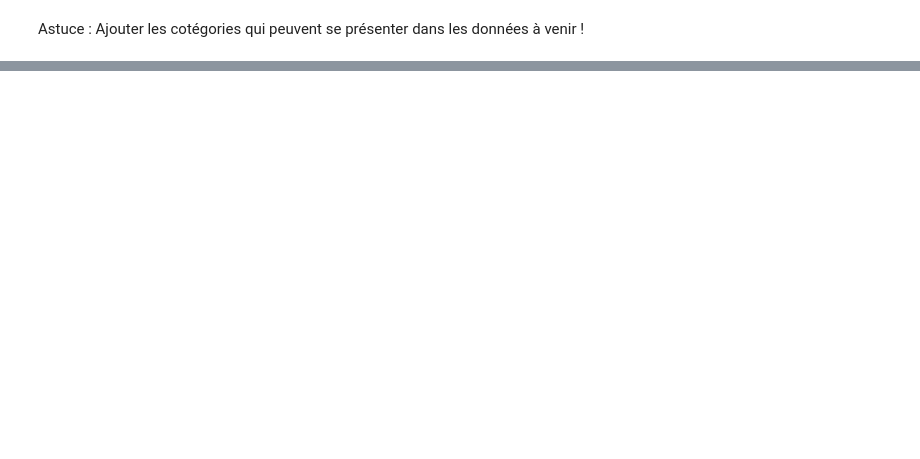
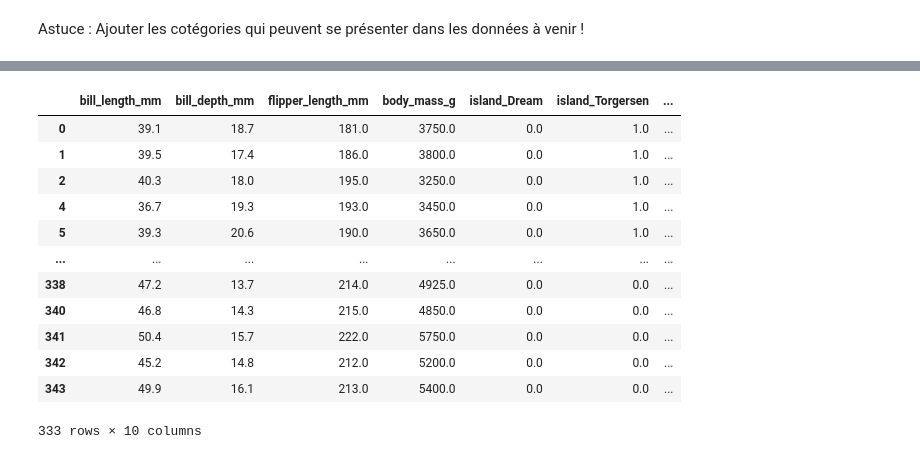
Before and after one commit to MouloudB-24/MP-PRO, a Jupyter notebook: entrainement.ipynb, the cells around one changed output, grey strips where cells are left out. Saved outputs shown, nothing was run; the diff lists cells and outputs as text; code cells hidden in the pictures; blank space fills up the shorter version.

```diff
--- a/entrainement.ipynb
+++ b/entrainement.ipynb
@@ -396,0 +492,4 @@ Astuce : Ajouter les cotégories qui peuvent se présenter dans les données à
+# %%
+penguins = sns.load_dataset('penguins')
+penguins.dropna(inplace=True)
+penguins.head()
@@ -396,0 +510,6 @@ Astuce : Ajouter les cotégories qui peuvent se présenter dans les données à
+# %%
+encoder = OneHotEncoder(drop='first', sparse_output=False)
+penguins1 = encoder.fit_transform(penguins[['island', 'sex']])
+# %%
+penguins1 = pd.DataFrame(penguins1, columns=encoder.get_feature_names_out(['island', 'sex']), index=penguins.index)
+penguins1
@@ -396,0 +530,8 @@ Astuce : Ajouter les cotégories qui peuvent se présenter dans les données à
+# %%
+from sklearn.preprocessing import LabelBinarizer
+
+encoder = LabelBinarizer()
+penguins2 = encoder.fit_transform(penguins['species'])
+
+penguins2 = pd.DataFrame(penguins2, columns=encoder.classes_, index=penguins.index)
+penguins2
@@ -396,0 +552,17 @@ Astuce : Ajouter les cotégories qui peuvent se présenter dans les données à
+# %%
+penguins_encoded = pd.concat([penguins.drop(columns=['species', 'island', 'sex']), penguins1, penguins2], axis=1)
+penguins_encoded
+# %% [output]
+|  | bill_length_mm | bill_depth_mm | flipper_length_mm | body_mass_g | island_Dream | island_Torgersen | ... |
+| 0 | 39.1 | 18.7 | 181.0 | 3750.0 | 0.0 | 1.0 | ... |
+| 1 | 39.5 | 17.4 | 186.0 | 3800.0 | 0.0 | 1.0 | ... |
+| 2 | 40.3 | 18.0 | 195.0 | 3250.0 | 0.0 | 1.0 | ... |
+| 4 | 36.7 | 19.3 | 193.0 | 3450.0 | 0.0 | 1.0 | ... |
+| 5 | 39.3 | 20.6 | 190.0 | 3650.0 | 0.0 | 1.0 | ... |
+| ... | ... | ... | ... | ... | ... | ... | ... |
+| 338 | 47.2 | 13.7 | 214.0 | 4925.0 | 0.0 | 0.0 | ... |
+| 340 | 46.8 | 14.3 | 215.0 | 4850.0 | 0.0 | 0.0 | ... |
+| 341 | 50.4 | 15.7 | 222.0 | 5750.0 | 0.0 | 0.0 | ... |
+| 342 | 45.2 | 14.8 | 212.0 | 5200.0 | 0.0 | 0.0 | ... |
+| 343 | 49.9 | 16.1 | 213.0 | 5400.0 | 0.0 | 0.0 | ... |
+333 rows × 10 columns
```
Also changed, not shown: parts of 44 cells of this notebook.
